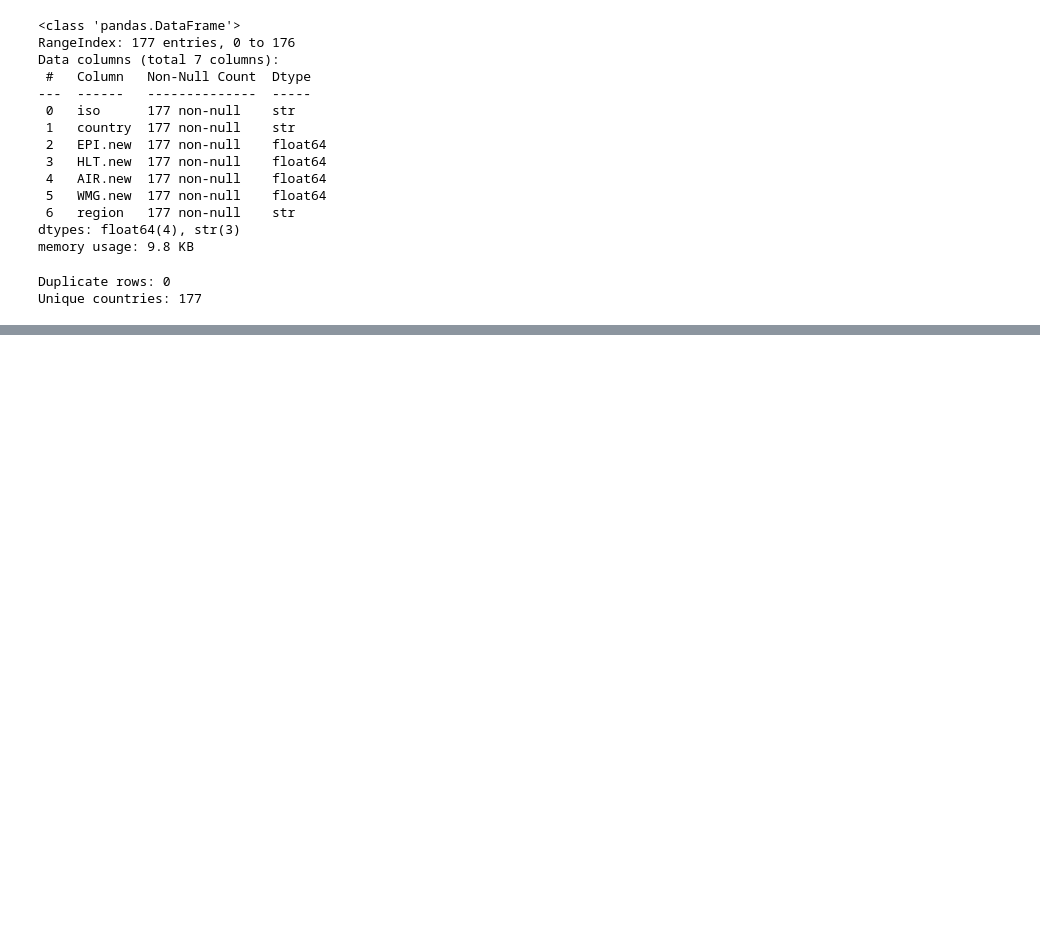
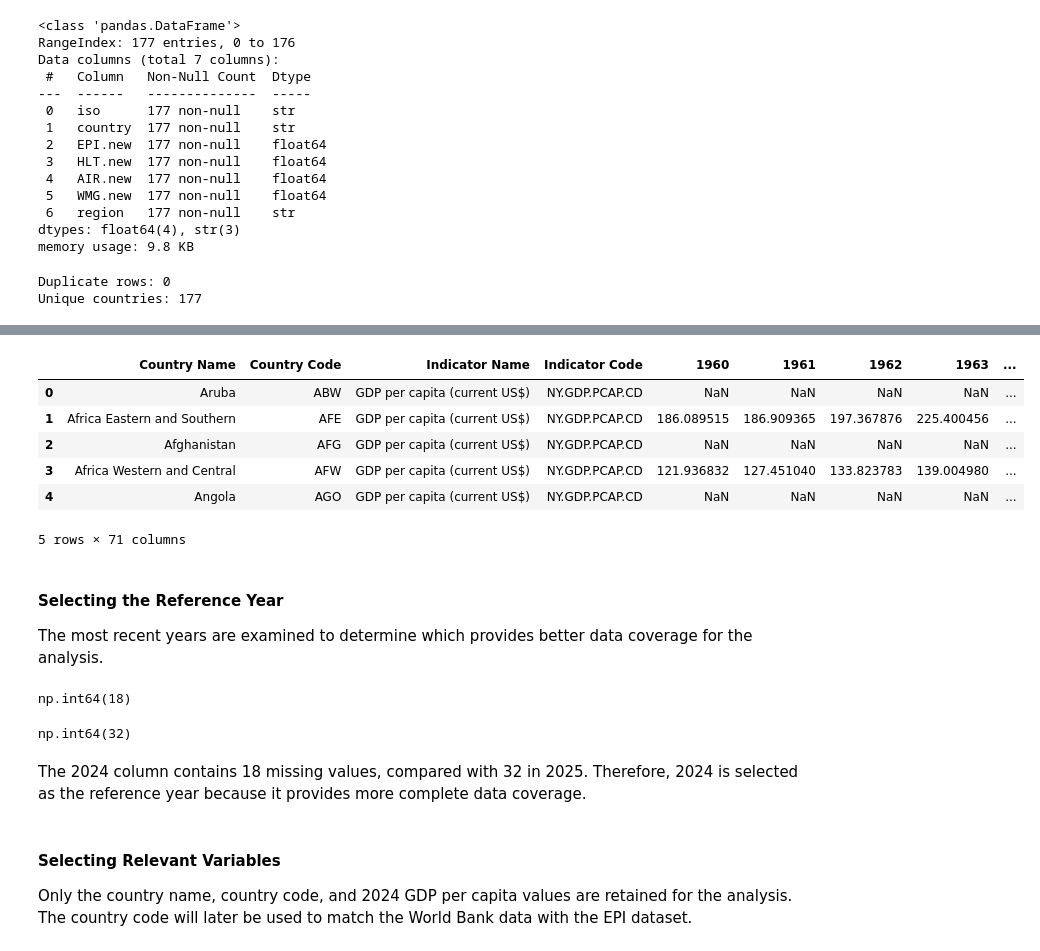
Before and after one commit to Adapala4/environmental-performance-analysis, a Jupyter notebook: environmental_analysis.ipynb, the cells around one changed output, grey strips where cells are left out. Saved outputs shown, nothing was run; the diff lists cells and outputs as text; code cells hidden in the pictures; blank space fills up the shorter version.

Commit message:
Prepare and match GDP data with EPI countries

```diff
--- a/environmental_analysis.ipynb
+++ b/environmental_analysis.ipynb
@@ -91,0 +118,30 @@ Unique countries: 177
+# %%
+gdp = pd.read_csv("data/world_bank/gdp/API_NY.GDP.PCAP.CD_DS2_en_csv_v2_33610.csv", skiprows=4)
+# %%
+gdp.head()
+# %% [output]
+|  | Country Name | Country Code | Indicator Name | Indicator Code | 1960 | 1961 | 1962 | 1963 | ... |
+| 0 | Aruba | ABW | GDP per capita (current US$) | NY.GDP.PCAP.CD | NaN | NaN | NaN | NaN | ... |
+| 1 | Africa Eastern and Southern | AFE | GDP per capita (current US$) | NY.GDP.PCAP.CD | 186.089515 | 186.909365 | 197.367876 | 225.400456 | ... |
+| 2 | Afghanistan | AFG | GDP per capita (current US$) | NY.GDP.PCAP.CD | NaN | NaN | NaN | NaN | ... |
+| 3 | Africa Western and Central | AFW | GDP per capita (current US$) | NY.GDP.PCAP.CD | 121.936832 | 127.451040 | 133.823783 | 139.004980 | ... |
+| 4 | Angola | AGO | GDP per capita (current US$) | NY.GDP.PCAP.CD | NaN | NaN | NaN | NaN | ... |
+5 rows × 71 columns
+# %% [markdown]
+#### Selecting the Reference Year
+
+The most recent years are examined to determine which provides better data coverage for the analysis.
+# %%
+gdp['2024'].isna().sum()
+# %% [output]
+np.int64(18)
+# %%
+gdp['2025'].isna().sum()
+# %% [output]
+np.int64(32)
+# %% [markdown]
+The 2024 column contains 18 missing values, compared with 32 in 2025. Therefore, 2024 is selected as the reference year because it provides more complete data coverage.
+# %% [markdown]
+#### Selecting Relevant Variables
+
+Only the country name, country code, and 2024 GDP per capita values are retained for the analysis. The country code will later be used to match the World Bank data with the EPI dataset.
```
Also changed, not shown: parts of 16 cells of this notebook.
